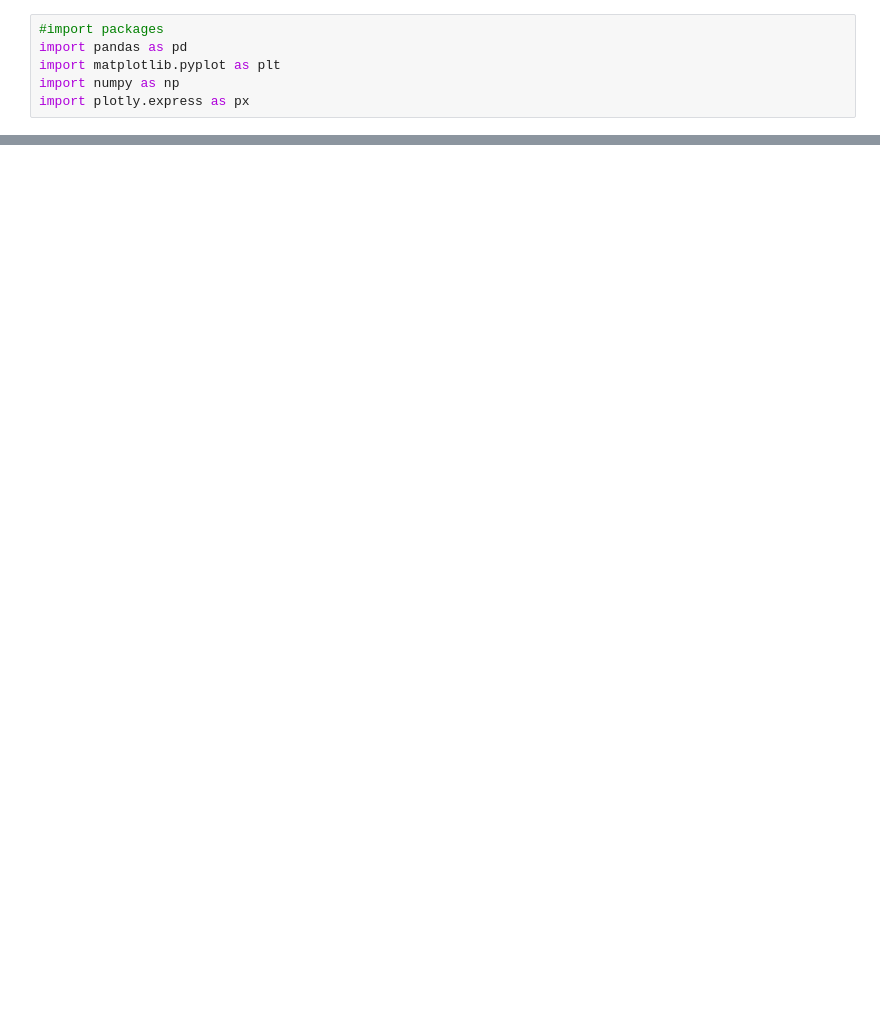
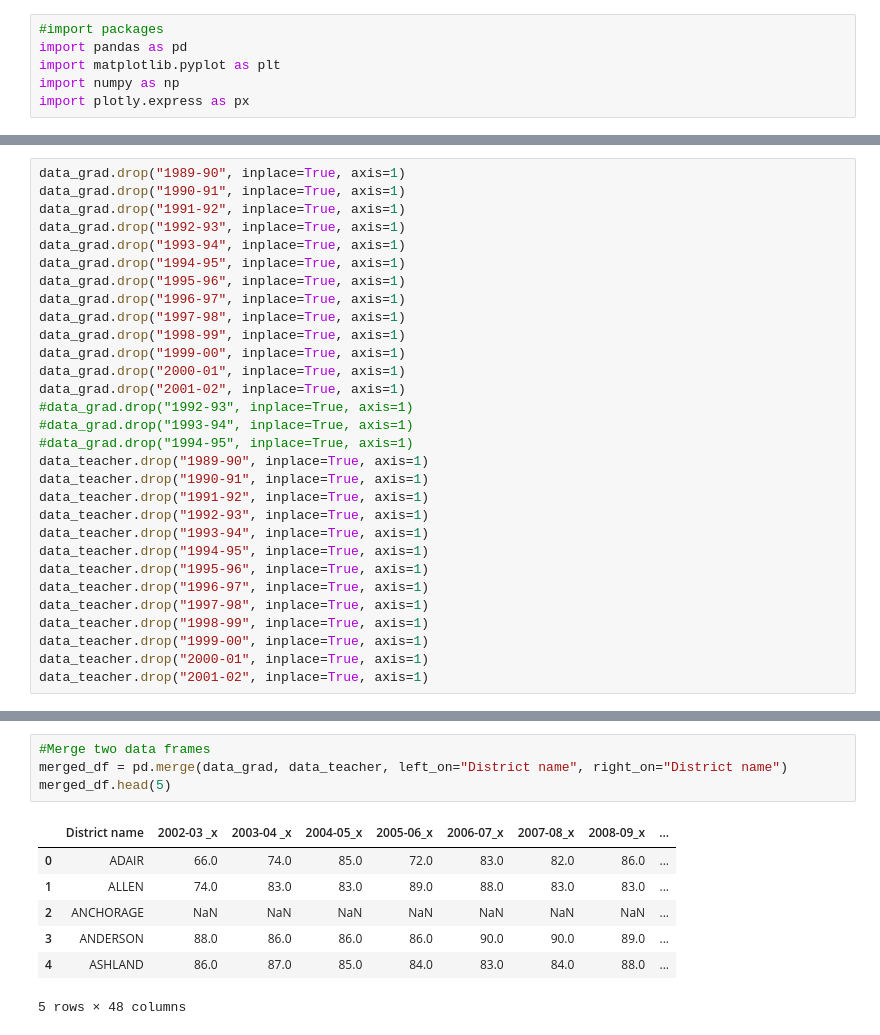
Before and after one commit to thompson-andrea-rene/KY_Grad, a Jupyter notebook: notebook.ipynb, the cells around one changed output, grey strips where cells are left out. Cells and saved outputs as stored; diff of their text form; blank space fills up the shorter version.

```diff
--- a/notebook.ipynb
+++ b/notebook.ipynb
@@ -52,0 +62,30 @@ Data Source - https://www.kaggle.com/datasets/yamrajmusic/blinkit-products-datas
+# %%
+data_grad.drop("1989-90", inplace=True, axis=1)
+data_grad.drop("1990-91", inplace=True, axis=1)
+data_grad.drop("1991-92", inplace=True, axis=1)
+data_grad.drop("1992-93", inplace=True, axis=1)
+data_grad.drop("1993-94", inplace=True, axis=1)
+data_grad.drop("1994-95", inplace=True, axis=1)
+data_grad.drop("1995-96", inplace=True, axis=1)
+data_grad.drop("1996-97", inplace=True, axis=1)
+data_grad.drop("1997-98", inplace=True, axis=1)
+data_grad.drop("1998-99", inplace=True, axis=1)
+data_grad.drop("1999-00", inplace=True, axis=1)
+data_grad.drop("2000-01", inplace=True, axis=1)
+data_grad.drop("2001-02", inplace=True, axis=1)
+#data_grad.drop("1992-93", inplace=True, axis=1)
+#data_grad.drop("1993-94", inplace=True, axis=1)
+#data_grad.drop("1994-95", inplace=True, axis=1)
+data_teacher.drop("1989-90", inplace=True, axis=1)
+data_teacher.drop("1990-91", inplace=True, axis=1)
+data_teacher.drop("1991-92", inplace=True, axis=1)
+data_teacher.drop("1992-93", inplace=True, axis=1)
+data_teacher.drop("1993-94", inplace=True, axis=1)
+data_teacher.drop("1994-95", inplace=True, axis=1)
+data_teacher.drop("1995-96", inplace=True, axis=1)
+data_teacher.drop("1996-97", inplace=True, axis=1)
+data_teacher.drop("1997-98", inplace=True, axis=1)
+data_teacher.drop("1998-99", inplace=True, axis=1)
+data_teacher.drop("1999-00", inplace=True, axis=1)
+data_teacher.drop("2000-01", inplace=True, axis=1)
+data_teacher.drop("2001-02", inplace=True, axis=1)
@@ -52,0 +132,12 @@ Data Source - https://www.kaggle.com/datasets/yamrajmusic/blinkit-products-datas
+# %%
+#Merge two data frames
+merged_df = pd.merge(data_grad, data_teacher, left_on="District name", right_on="District name")
+merged_df.head(5)
+# %% [output]
+|  | District name | 2002-03 _x | 2003-04 _x | 2004-05_x | 2005-06_x | 2006-07_x | 2007-08_x | 2008-09_x | ... |
+| 0 | ADAIR | 66.0 | 74.0 | 85.0 | 72.0 | 83.0 | 82.0 | 86.0 | ... |
+| 1 | ALLEN | 74.0 | 83.0 | 83.0 | 89.0 | 88.0 | 83.0 | 83.0 | ... |
+| 2 | ANCHORAGE | NaN | NaN | NaN | NaN | NaN | NaN | NaN | ... |
+| 3 | ANDERSON | 88.0 | 86.0 | 86.0 | 86.0 | 90.0 | 90.0 | 89.0 | ... |
+| 4 | ASHLAND | 86.0 | 87.0 | 85.0 | 84.0 | 83.0 | 84.0 | 88.0 | ... |
+5 rows × 48 columns
```
Also changed, not shown: parts of 10 cells of this notebook, 1 other file.
